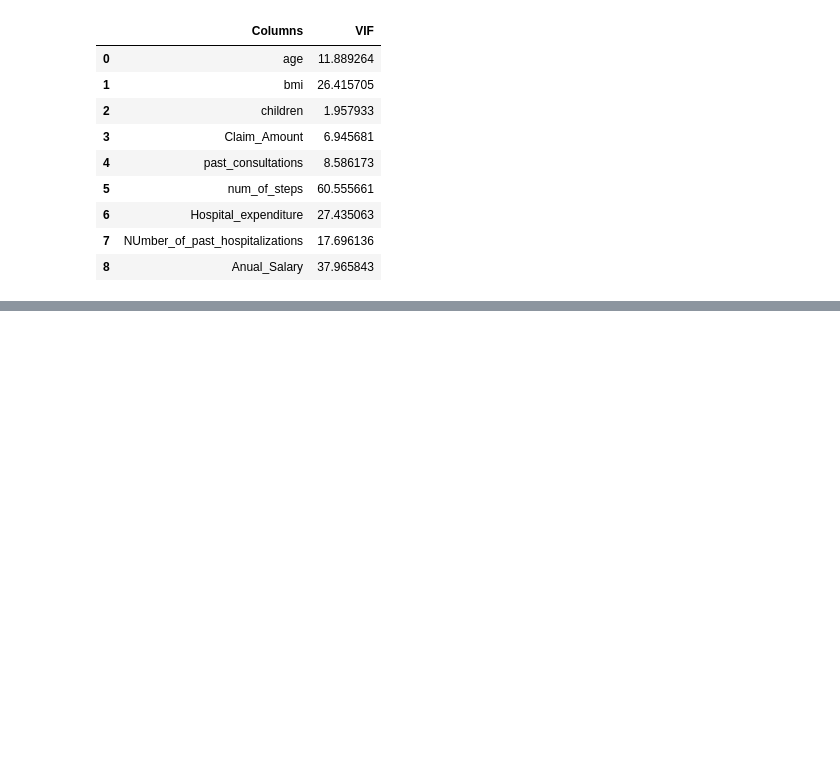
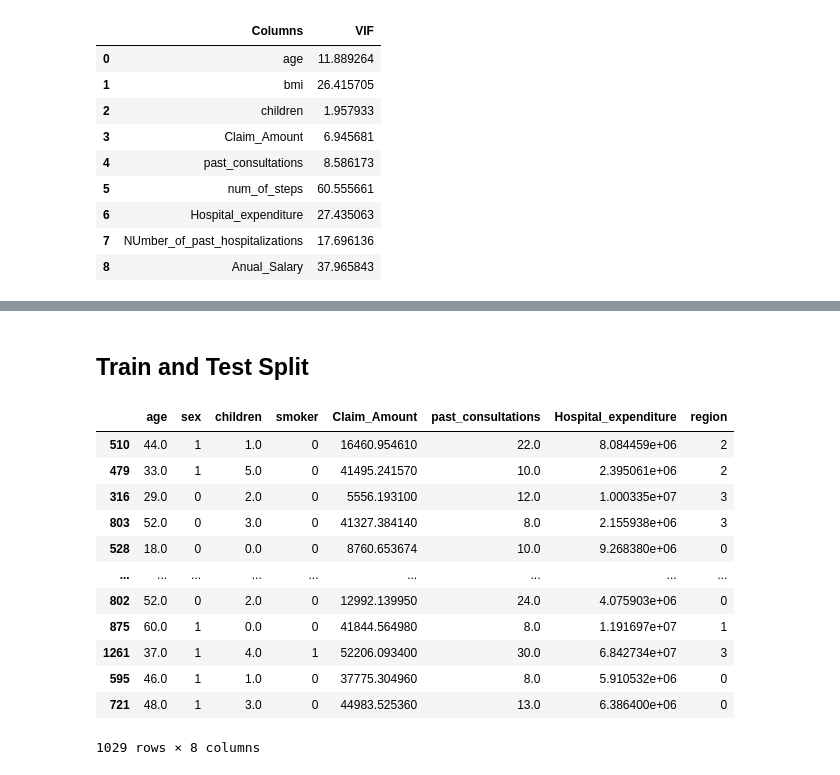
Before and after one commit to xnihal05/data-science-from-scratch, a Jupyter notebook: day_17_18_linear_regression.ipynb, the cells around one changed output, grey strips where cells are left out. Cells and saved outputs as stored; diff of their text form; code cells hidden in the pictures; blank space fills up the shorter version.

```diff
--- a/day_17_18_linear_regression.ipynb
+++ b/day_17_18_linear_regression.ipynb
@@ -265,0 +584,23 @@ vif
+# %% [markdown]
+## Train and Test Split
+# %%
+from sklearn.model_selection import train_test_split
+
+x_train,x_test,y_train,y_test=train_test_split(x,y,test_size=0.2,random_state=0) #y_test is actual output
+#x_train 8-% always give random things so we need to fix- hence random_state
+# %%
+x_train
+# %% [output]
+|  | age | sex | children | smoker | Claim_Amount | past_consultations | Hospital_expenditure | region |
+| 510 | 44.0 | 1 | 1.0 | 0 | 16460.954610 | 22.0 | 8.084459e+06 | 2 |
+| 479 | 33.0 | 1 | 5.0 | 0 | 41495.241570 | 10.0 | 2.395061e+06 | 2 |
+| 316 | 29.0 | 0 | 2.0 | 0 | 5556.193100 | 12.0 | 1.000335e+07 | 3 |
+| 803 | 52.0 | 0 | 3.0 | 0 | 41327.384140 | 8.0 | 2.155938e+06 | 3 |
+| 528 | 18.0 | 0 | 0.0 | 0 | 8760.653674 | 10.0 | 9.268380e+06 | 0 |
+| ... | ... | ... | ... | ... | ... | ... | ... | ... |
+| 802 | 52.0 | 0 | 2.0 | 0 | 12992.139950 | 24.0 | 4.075903e+06 | 0 |
+| 875 | 60.0 | 1 | 0.0 | 0 | 41844.564980 | 8.0 | 1.191697e+07 | 1 |
+| 1261 | 37.0 | 1 | 4.0 | 1 | 52206.093400 | 30.0 | 6.842734e+07 | 3 |
+| 595 | 46.0 | 1 | 1.0 | 0 | 37775.304960 | 8.0 | 5.910532e+06 | 0 |
+| 721 | 48.0 | 1 | 3.0 | 0 | 44983.525360 | 13.0 | 6.386400e+06 | 0 |
+1029 rows × 8 columns
```
Also changed, not shown: parts of 59 cells of this notebook.
